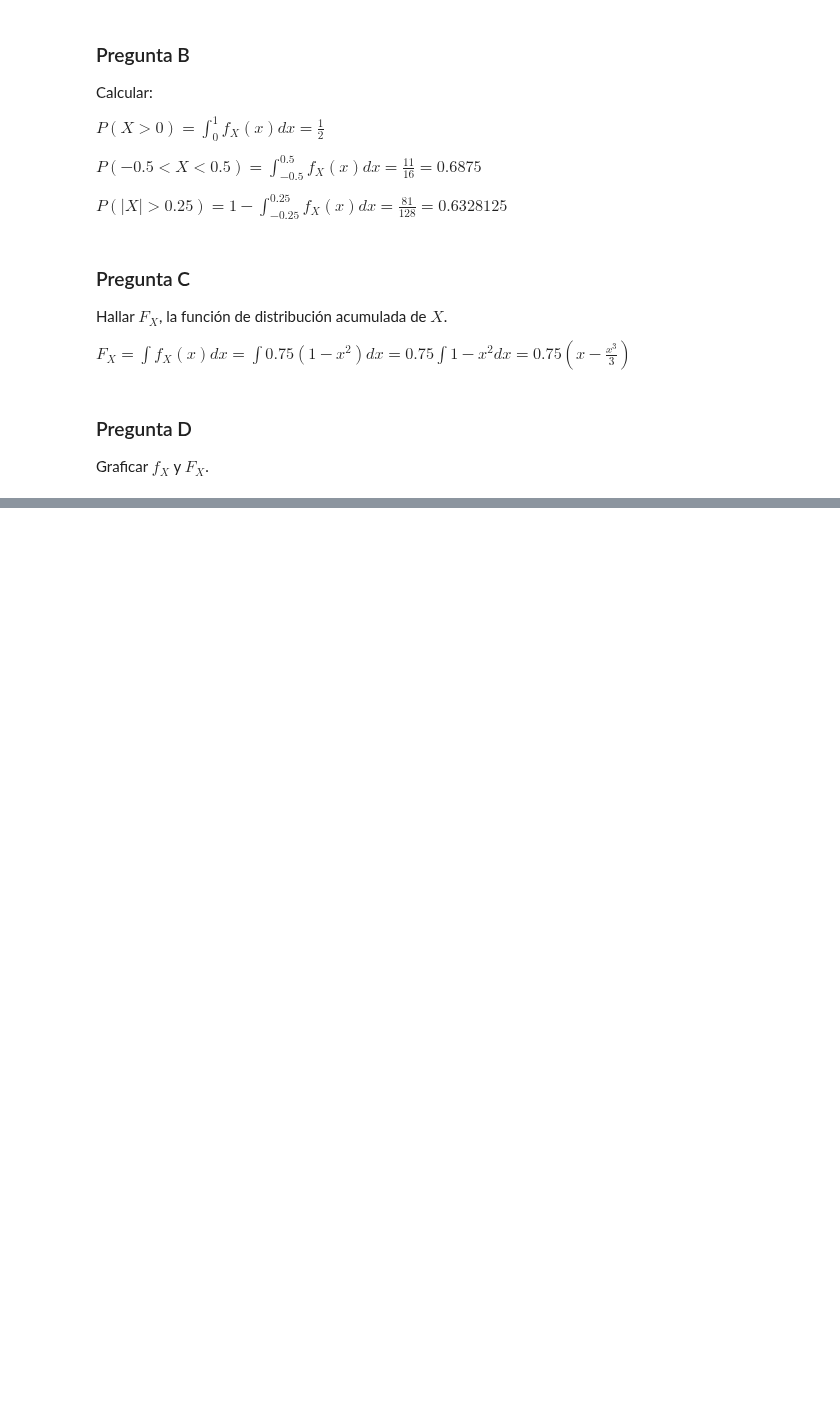
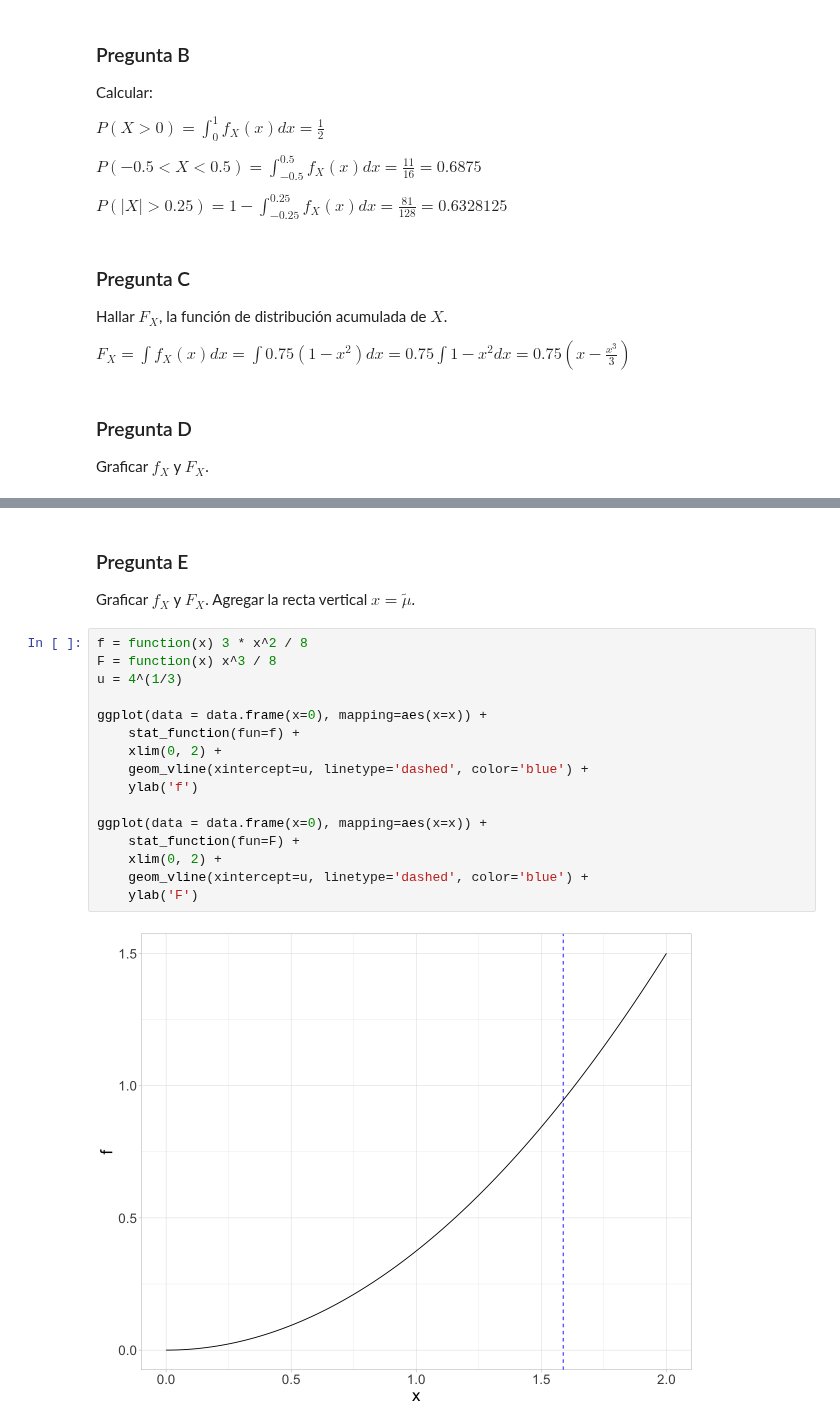
Before and after one commit to honi/uba-probabilidad-y-estadistica, a Jupyter notebook: Soluciones/Práctica3.ipynb, the cells around one changed output, grey strips where cells are left out. Drawn from its saved outputs; the diff is of its cells as text; blank space fills up the shorter version.

Commit message:
Agrega Práctica 3 - Ejercicio 2

```diff
--- a/Soluciones/Práctica3.ipynb
+++ b/Soluciones/Práctica3.ipynb
@@ -65,0 +110,22 @@ ggplot(data = data.frame(x=0), mapping=aes(x=x)) +
+# %% [markdown]
+### Pregunta E
+
+Graficar $f_X$ y $F_X$. Agregar la recta vertical $x = \tilde\mu$.
+# %%
+f = function(x) 3 * x^2 / 8
+F = function(x) x^3 / 8
+u = 4^(1/3)
+
+ggplot(data = data.frame(x=0), mapping=aes(x=x)) +
+    stat_function(fun=f) +
+    xlim(0, 2) +
+    geom_vline(xintercept=u, linetype='dashed', color='blue') +
+    ylab('f')
+
+ggplot(data = data.frame(x=0), mapping=aes(x=x)) +
+    stat_function(fun=F) +
+    xlim(0, 2) +
+    geom_vline(xintercept=u, linetype='dashed', color='blue') +
+    ylab('F')
+# %% [output]
+[figure, added]
```
Also changed, not shown: parts of 8 cells of this notebook.
